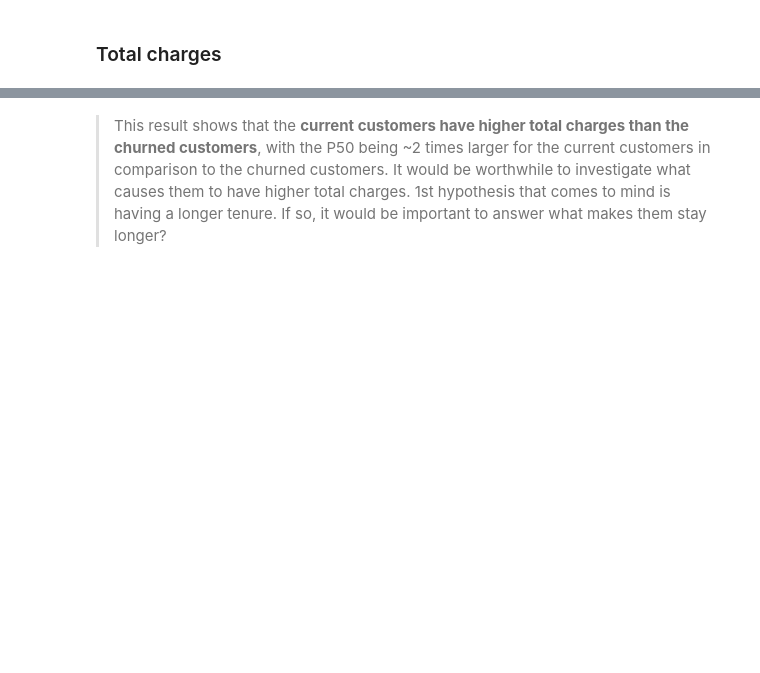
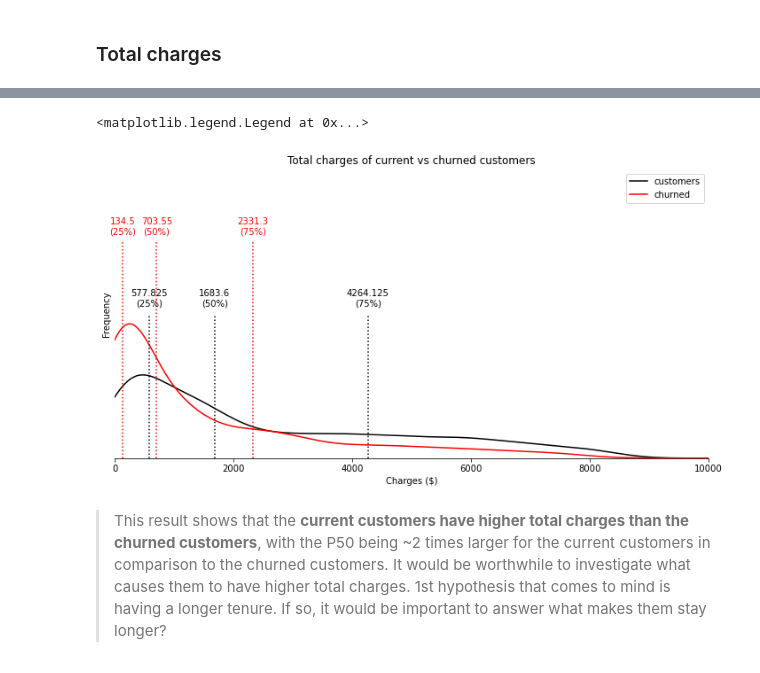
Before and after one commit to kwovadis/churn_analysis, a Jupyter notebook: churn_analysis.ipynb, the cells around one changed output, grey strips where cells are left out. Cells and saved outputs as stored; diff of their text form; code cells hidden in the pictures; blank space fills up the shorter version.

```diff
--- a/churn_analysis.ipynb
+++ b/churn_analysis.ipynb
@@ -149,34 +198,32 @@ quantiles_customer_and_churned_total
 # %%
 fig, ax = plt.subplots(figsize = (12,6))
 # PLOTS
-# Histogram
-# total_charges_customer.plot(kind = "hist", color = 'grey', alpha=0.5, density = True, bins = 15, label='customers', ax=ax) # change density to true, because KDE uses density
-# total_charges_churned.plot(kind = "hist", color = 'salmon', alpha=0.5, density = True, bins = 15, label='churned', ax=ax) # change density to true, because KDE uses density
-
 # KDE
 total_charges_customer.plot(kind = "kde", color='black', label='customers', ax=ax)
 total_charges_churned.plot(kind = "kde", color='red', label='churned', ax=ax)
 
 # Plot percentiles
-# total_charges_customer.plot(kind = "kde", color='black', label='TotalCharges')
-# total_charges_churned.plot(kind = "kde", color='red', label='TotalCharges')
 trans = ax.get_xaxis_transform()
 
 for i in range(3):
     ax.axvline(quantiles_customer[i], color='black', ymax=0.5, alpha = 1, linestyle = ":")
     ax.axvline(total_charges_churned.describe()[-4:-1][i], color='red', ymax=0.75, alpha = 1, linestyle = ":")
     plt.text(quantiles_customer[i], .52, str(quantiles_customer[i]) + '\n(' + str(quantile_labels[i]) + ')', color = 'black', transform=trans, ha='center', va='bottom')
-    plt.text(quantiles_churned[i], .77, str(total_charges_churned.describe()[-4:-1][i]) + '\n(' + str(quantile_labels[i]) + ')', color = 'red', transform=trans, ha='center', va='bottom')
+    plt.text(quantiles_churned[i], .77, str(total_charges_churned.describe()[-4:-1][i]) + '\n('
+    + str(quantile_labels[i]) + ')', color = 'red', transform=trans, ha='center', va='bottom')
 
 # X & Y labels & title
 ax.set_xlabel("Charges ($)"), ax.set_ylabel('Frequency'), ax.set_title("Total charges of current vs churned customers")
 # Configure plot
 ax.set_xlim(0, 10000)
 ax.set_ylim(0, 0.001)
 # ax.tick_params(left = False, bottom = False)
 ax.set_yticks([])
 ax.spines[['left', 'right', 'top']].set_visible(False)
 ax.legend()
+# %% [output]
+<matplotlib.legend.Legend at 0x...>
+[figure, added]
 # %% [markdown]
 > This result shows that the **current customers have higher total charges than the churned customers**, with the P50 being ~2 times larger for the current customers in comparison to the churned customers. It would be worthwhile to investigate what causes them to have higher total charges. 1st hypothesis that comes to mind is having a longer tenure. If so, it would be important to answer what makes them stay longer?
 # %% [markdown]
```
Also changed, not shown: parts of 43 cells of this notebook.
